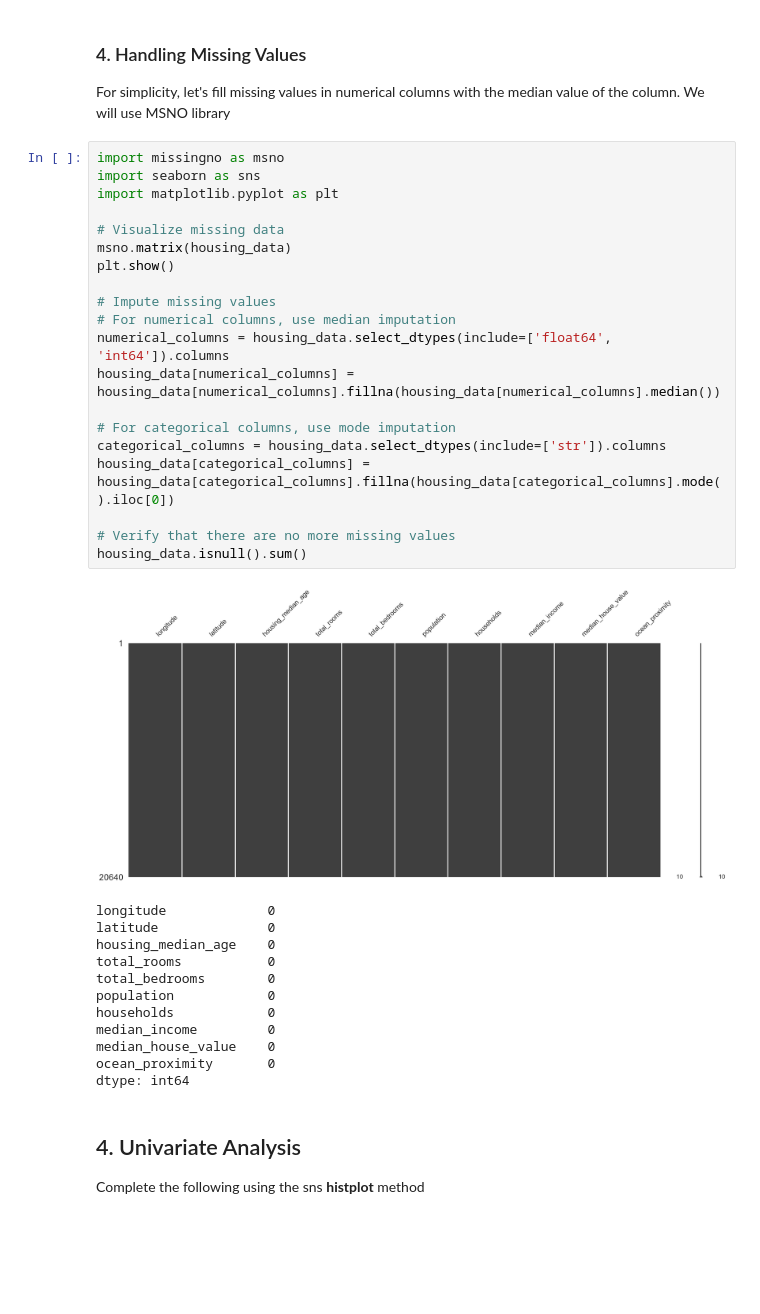
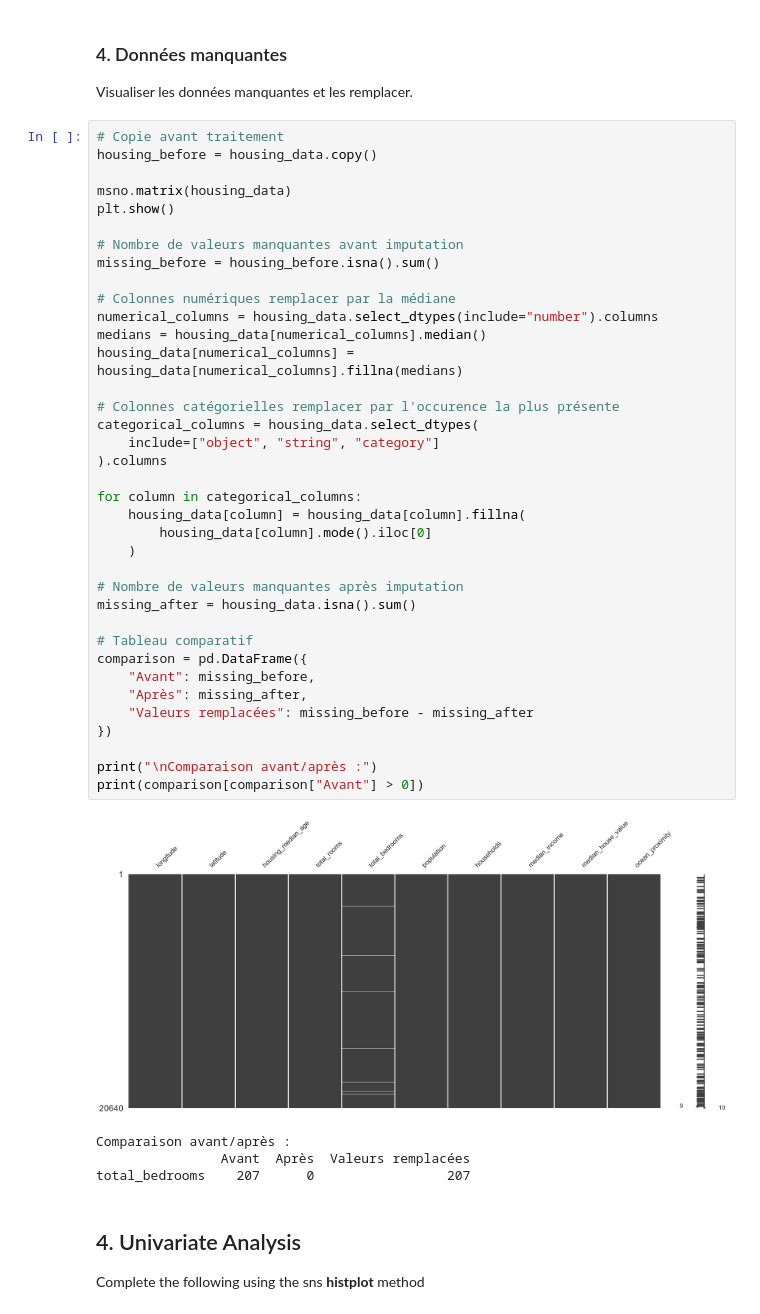
Before and after one commit to justinFransolet/MASI5_PROJET1_ALGO, a Jupyter notebook: notebooks/notebook.ipynb, the cells around one changed output. Drawn from its saved outputs; the diff is of its cells as text; blank space fills up the shorter version.

Commit message:
FEATURE | Loading / basic study / missing data

```diff
--- a/notebooks/notebook.ipynb
+++ b/notebooks/notebook.ipynb
@@ -131,42 +124,51 @@ NEAR BAY      2290
 ISLAND           5
 Name: count, dtype: int64
 # %% [markdown]
-### 4. Handling Missing Values
+### 4. Données manquantes
 
-For simplicity, let's fill missing values in numerical columns with the median value of the column. We will use MSNO library
+Visualiser les données manquantes et les remplacer.
 # %%
-import missingno as msno
-import seaborn as sns
-import matplotlib.pyplot as plt
+# Copie avant traitement
+housing_before = housing_data.copy()
 
-# Visualize missing data
 msno.matrix(housing_data)
 plt.show()
 
-# Impute missing values
-# For numerical columns, use median imputation
-numerical_columns = housing_data.select_dtypes(include=['float64', 'int64']).columns
-housing_data[numerical_columns] = housing_data[numerical_columns].fillna(housing_data[numerical_columns].median())
+# Nombre de valeurs manquantes avant imputation
+missing_before = housing_before.isna().sum()
 
-# For categorical columns, use mode imputation
-categorical_columns = housing_data.select_dtypes(include=['str']).columns
-housing_data[categorical_columns] = housing_data[categorical_columns].fillna(housing_data[categorical_columns].mode().iloc[0])
+# Colonnes numériques remplacer par la médiane
+numerical_columns = housing_data.select_dtypes(include="number").columns
+medians = housing_data[numerical_columns].median()
+housing_data[numerical_columns] = housing_data[numerical_columns].fillna(medians)
 
-# Verify that there are no more missing values
-housing_data.isnull().sum()
+# Colonnes catégorielles remplacer par l'occurence la plus présente
+categorical_columns = housing_data.select_dtypes(
+    include=["object", "string", "category"]
+).columns
+
+for column in categorical_columns:
+    housing_data[column] = housing_data[column].fillna(
+        housing_data[column].mode().iloc[0]
+    )
+
+# Nombre de valeurs manquantes après imputation
+missing_after = housing_data.isna().sum()
+
+# Tableau comparatif
+comparison = pd.DataFrame({
+    "Avant": missing_before,
+    "Après": missing_after,
+    "Valeurs remplacées": missing_before - missing_after
+})
+
+print("\nComparaison avant/après :")
+print(comparison[comparison["Avant"] > 0])
 # %% [output]
-[figure, old version]
+[figure, new version]
-longitude             0
-latitude              0
-housing_median_age    0
-total_rooms           0
-total_bedrooms        0
-population            0
-households            0
-median_income         0
-median_house_value    0
-ocean_proximity       0
-dtype: int64
+Comparaison avant/après :
+                Avant  Après  Valeurs remplacées
+total_bedrooms    207      0                 207
 # %% [markdown]
 ## 4. Univariate Analysis
 
```
Also changed, not shown: parts of 12 cells of this notebook.
